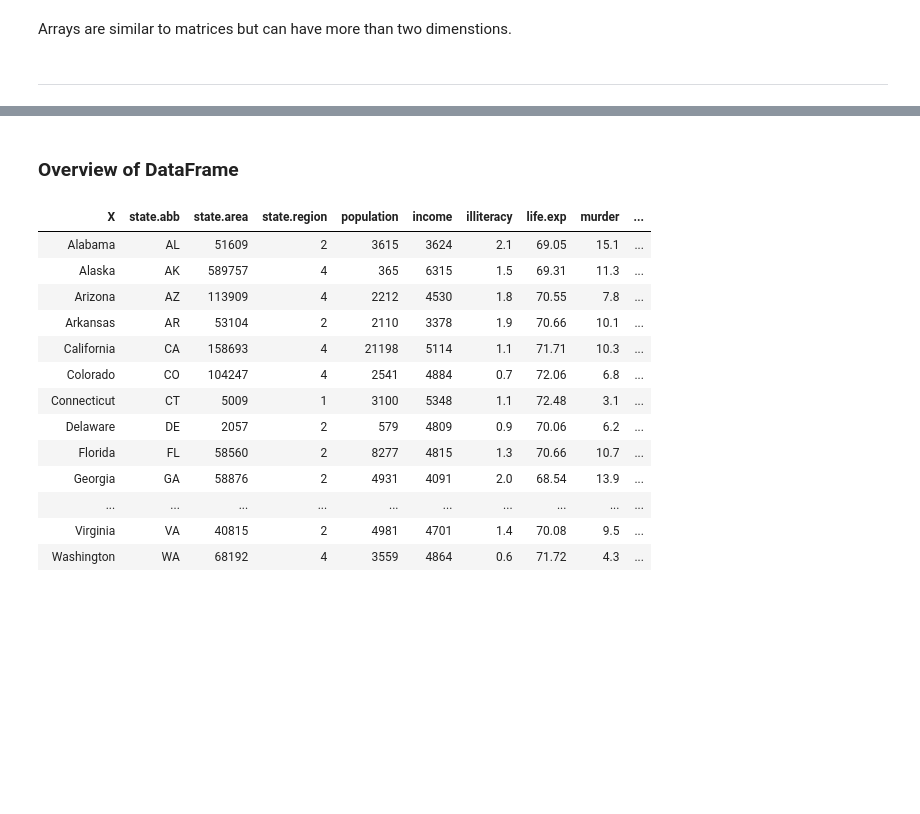
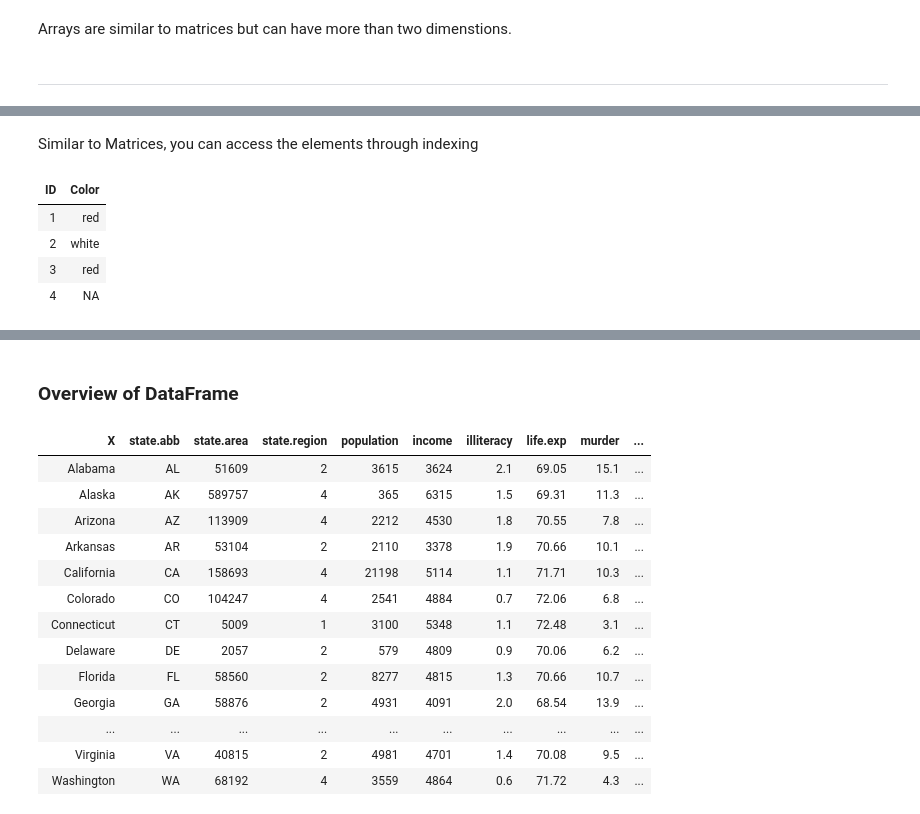
Before and after one commit to mukerong/Toolkit, a Jupyter notebook: R/R-Basics.ipynb, the cells around one changed output, grey strips where cells are left out. Cells and saved outputs as stored; diff of their text form; code cells hidden in the pictures; blank space fills up the shorter version.

```diff
--- a/R/R-Basics.ipynb
+++ b/R/R-Basics.ipynb
@@ -141,0 +157,10 @@ Arrays are similar to matrices but can have more than two dimenstions.
+# %% [markdown]
+Similar to Matrices, you can access the elements through indexing
+# %%
+mydata[1:2]
+# %% [output]
+| ID | Color |
+| 1 | red |
+| 2 | white |
+| 3 | red |
+| 4 | NA |
```
Also changed, not shown: parts of 21 cells of this notebook.
